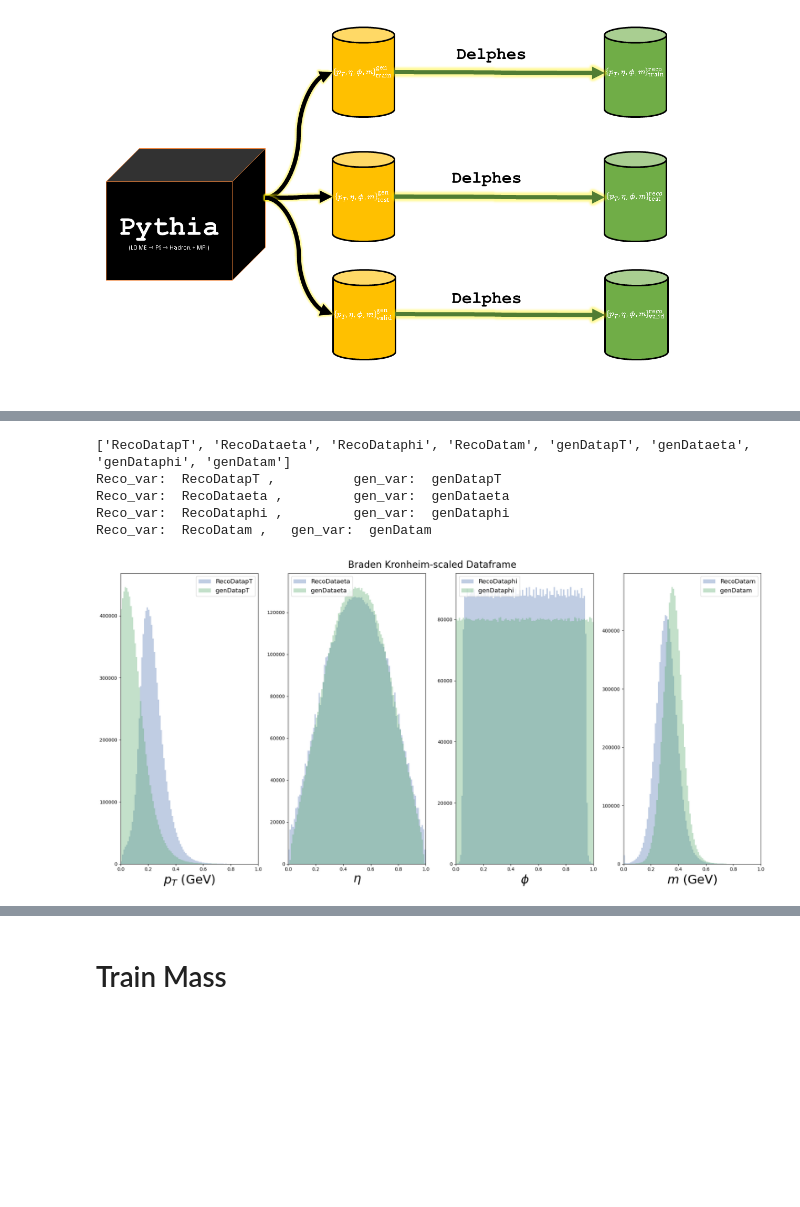
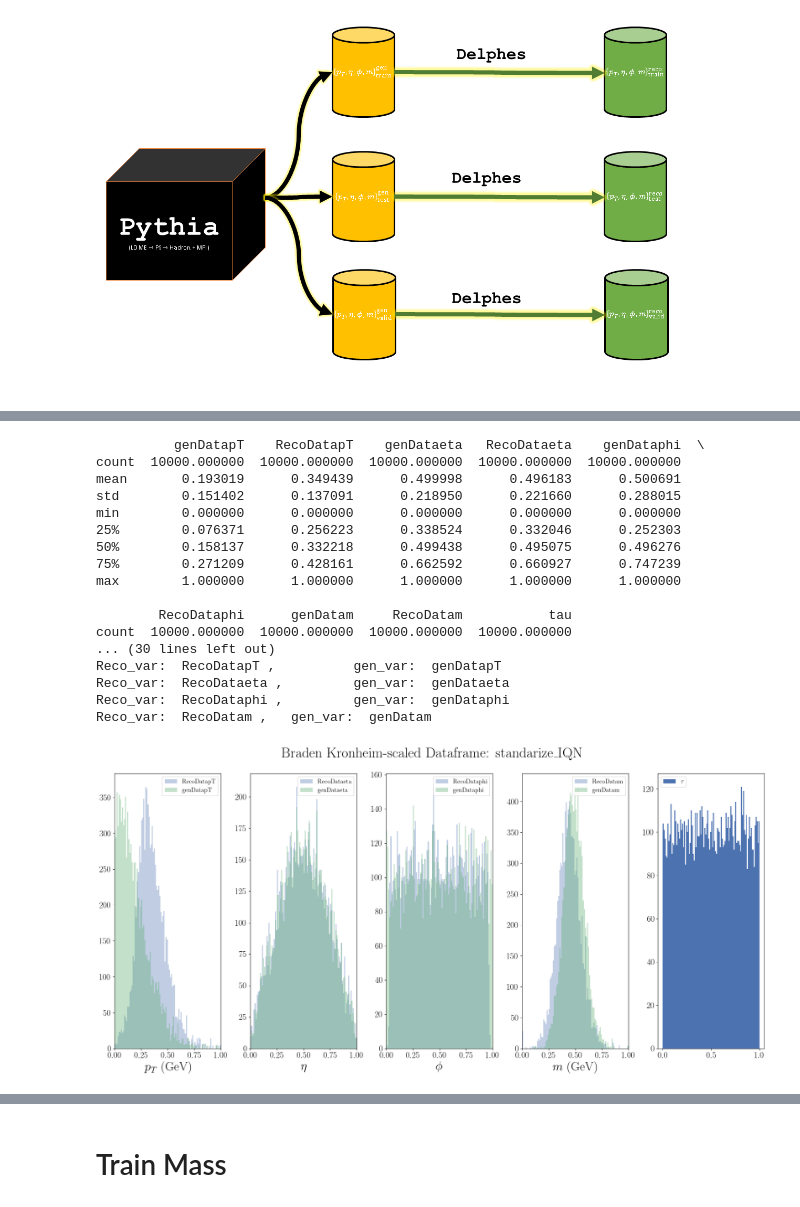
Before and after one commit to AliAlkadhim/torchQN, a Jupyter notebook: Braden_Scaling_TrainEval_Mass.ipynb, the cells around one changed output, grey strips where cells are left out. Saved outputs shown, nothing was run; the diff lists cells and outputs as text; code cells hidden in the pictures; blank space fills up the shorter version.

Commit message:
braden scaling

```diff
--- a/Braden_Scaling_TrainEval_Mass.ipynb
+++ b/Braden_Scaling_TrainEval_Mass.ipynb
@@ -170,11 +178,12 @@ test_data=pd.read_csv(os.path.join(DATA_DIR,'test_data_10M_2.csv'),
 # %%
 def explore_data(df, title, scaled=False):
-    fig, ax = plt.subplots(1,4, figsize=(20,10) )
+    fig, ax = plt.subplots(1,5, figsize=(20,10) )
     # df = df[['genDatapT', 'genDataeta', 'genDataphi', 'genDatam','RecoDatapT', 'RecoDataeta', 'RecoDataphi', 'RecoDatam']]
     levels = ['RecoData', 'genData']
     kinematics=['pT','eta','phi','m']
     columns = [level+k for level in levels for k in kinematics]
     print(columns)
+    columns = columns + ['tau']
     df = df[columns]
 
     for k_i, k in enumerate(kinematics):
@@ -187,10 +196,15 @@ def explore_data(df, title, scaled=False):
         xlabel=FIELDS[Reco_var]['xlabel']
         ax[k_i].set_xlim( (xmin, xmax) )
         ax[k_i].set_xlabel(xlabel,fontsize=26)
+
+
+
         if scaled:
-            ax[k_i].set_xlim( (0,1) )
+            ax[k_i].set_xlim(df[gen_var].min(),df[gen_var].max() )
 
         ax[k_i].legend(loc='best', fontsize=13)
-    fig.suptitle(title, fontsize=20)
+    ax[4].hist(df['tau'],bins=100, label=r'$\tau$')
+    ax[4].legend(loc='best', fontsize=13)
+    fig.suptitle(title, fontsize=30)
     plt.tight_layout();plt.show()
 # %%
@@ -245,5 +265,5 @@ def standarize_IQN(values):
 # %%
-def scale_df(df, title, save=False):
+def scale_df(df, title, scale_func, save=False):
     #scale
     SUBSAMPLE=int(1e4)
     df = df[all_cols]#[:SUBSAMPLE]
@@ -252,19 +272,20 @@ def scale_df(df, title, save=False):
     #select the columns by index:
     # 0:genDatapT, 1:genDataeta, 2:genDataphi, 3:genDatam,
     # 4:RecoDatapT, 5:RecoDataeta, 6:RecoDataphi, 7: Recodatam
-    scaled_df['genDatapT'] = standarize_IQN(np.log(df.iloc[:,0]) )
-    scaled_df['RecoDatapT'] = standarize_IQN(np.log(df.iloc[:,4]) )
+    scaled_df['genDatapT'] = scale_func(np.log(df.iloc[:,0]) )
+    scaled_df['RecoDatapT'] = scale_func(np.log(df.iloc[:,4]) )
 
-    scaled_df['genDataeta'] = standarize_IQN(df.iloc[:,1])
-    scaled_df['RecoDataeta'] = standarize_IQN(df.iloc[:,5])
+    scaled_df['genDataeta'] = scale_func(df.iloc[:,1])
+    scaled_df['RecoDataeta'] = scale_func(df.iloc[:,5])
 
 
-    scaled_df['genDataphi'] = standarize_IQN(df.iloc[:,2])
-    scaled_df['RecoDataphi'] = standarize_IQN(df.iloc[:,6])
+    scaled_df['genDataphi'] = scale_func(df.iloc[:,2])
+    scaled_df['RecoDataphi'] = scale_func(df.iloc[:,6])
 
-    scaled_df['genDatam'] = standarize_IQN(np.log(df.iloc[:,3] + 2) )
-    scaled_df['RecoDatam'] = standarize_IQN(np.log(df.iloc[:,7] + 2) )
-
+    scaled_df['genDatam'] = scale_func(np.log(df.iloc[:,3] + 2) )
+    scaled_df['RecoDatam'] = scale_func(np.log(df.iloc[:,7] + 2) )
+    #why scale tau?
+    # scaled_df['tau'] = 6 * df.iloc[:,8] - 3
     scaled_df['tau'] = df.iloc[:,8]
 
     print(scaled_df.describe())
@@ -297,9 +325,29 @@ max    9.999998e-01
 # %%
-explore_data(scaled_train_data, title='Braden Kronheim-scaled Dataframe', scaled=True)
+scaled_train_data = scale_df(train_data, title='scaled_train_data_10M_2.csv',
+                             scale_func=standarize_IQN,
+                             save=False)
+print('\n\n')
+scaled_test_data = scale_df(test_data,  title='scaled_test_data_10M_2.csv',
+                            scale_func=standarize_IQN,
+                            save=False)
+
+explore_data(df=scaled_train_data, title='Braden Kronheim-scaled Dataframe: standarize_IQN', scaled=True)
 # %% [output]
-['RecoDatapT', 'RecoDataeta', 'RecoDataphi', 'RecoDatam', 'genDatapT', 'genDataeta', 'genDataphi', 'genDatam']
+          genDatapT    RecoDatapT    genDataeta   RecoDataeta    genDataphi  \
+count  10000.000000  10000.000000  10000.000000  10000.000000  10000.000000
+mean       0.193019      0.349439      0.499998      0.496183      0.500691
+std        0.151402      0.137091      0.218950      0.221660      0.288015
+min        0.000000      0.000000      0.000000      0.000000      0.000000
+25%        0.076371      0.256223      0.338524      0.332046      0.252303
+50%        0.158137      0.332218      0.499438      0.495075      0.496276
+75%        0.271209      0.428161      0.662592      0.660927      0.747239
+max        1.000000      1.000000      1.000000      1.000000      1.000000
+
+        RecoDataphi      genDatam     RecoDatam           tau
+count  10000.000000  10000.000000  10000.000000  10000.000000
+... (30 lines left out)
 Reco_var:  RecoDatapT ,          gen_var:  genDatapT
 Reco_var:  RecoDataeta ,         gen_var:  genDataeta
 Reco_var:  RecoDataphi ,         gen_var:  genDataphi
 Reco_var:  RecoDatam ,   gen_var:  genDatam
-[figure, old version]
+[figure, new version]
```
Also changed, not shown: parts of 21 cells of this notebook.
